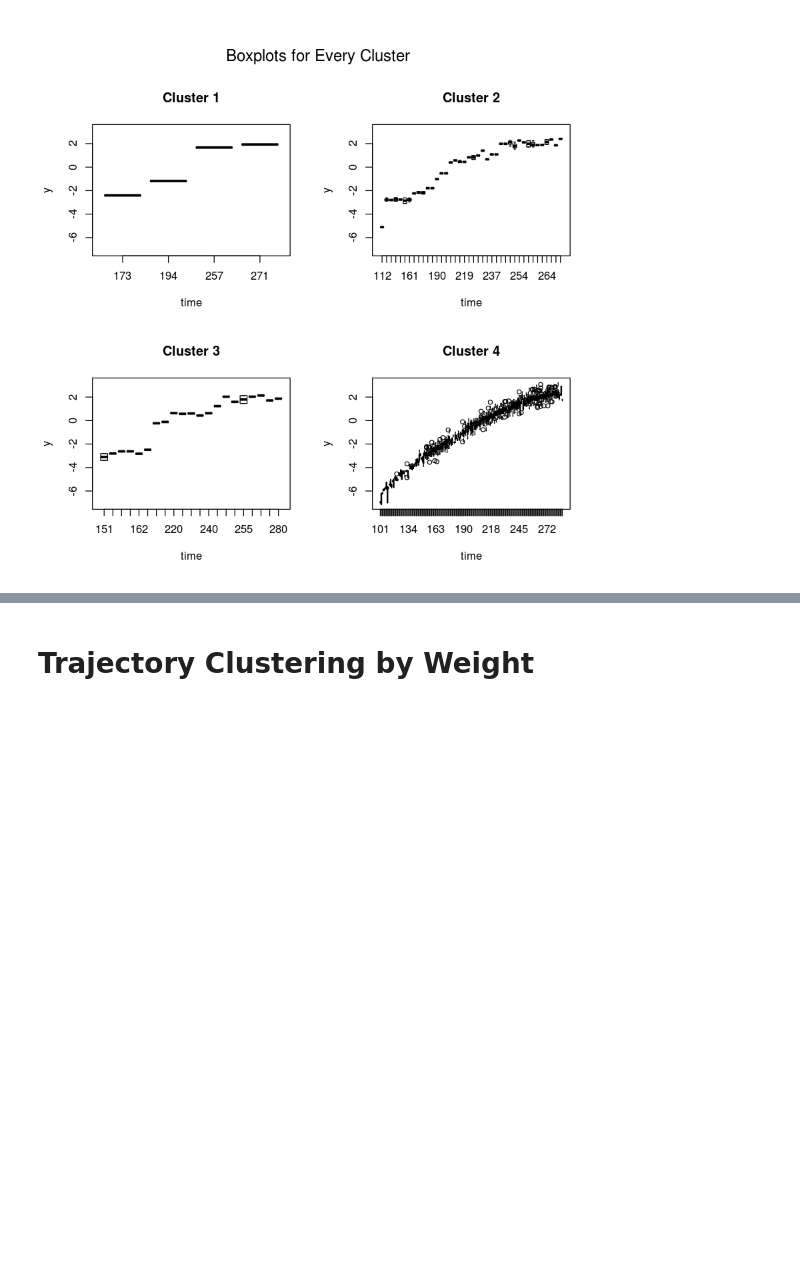
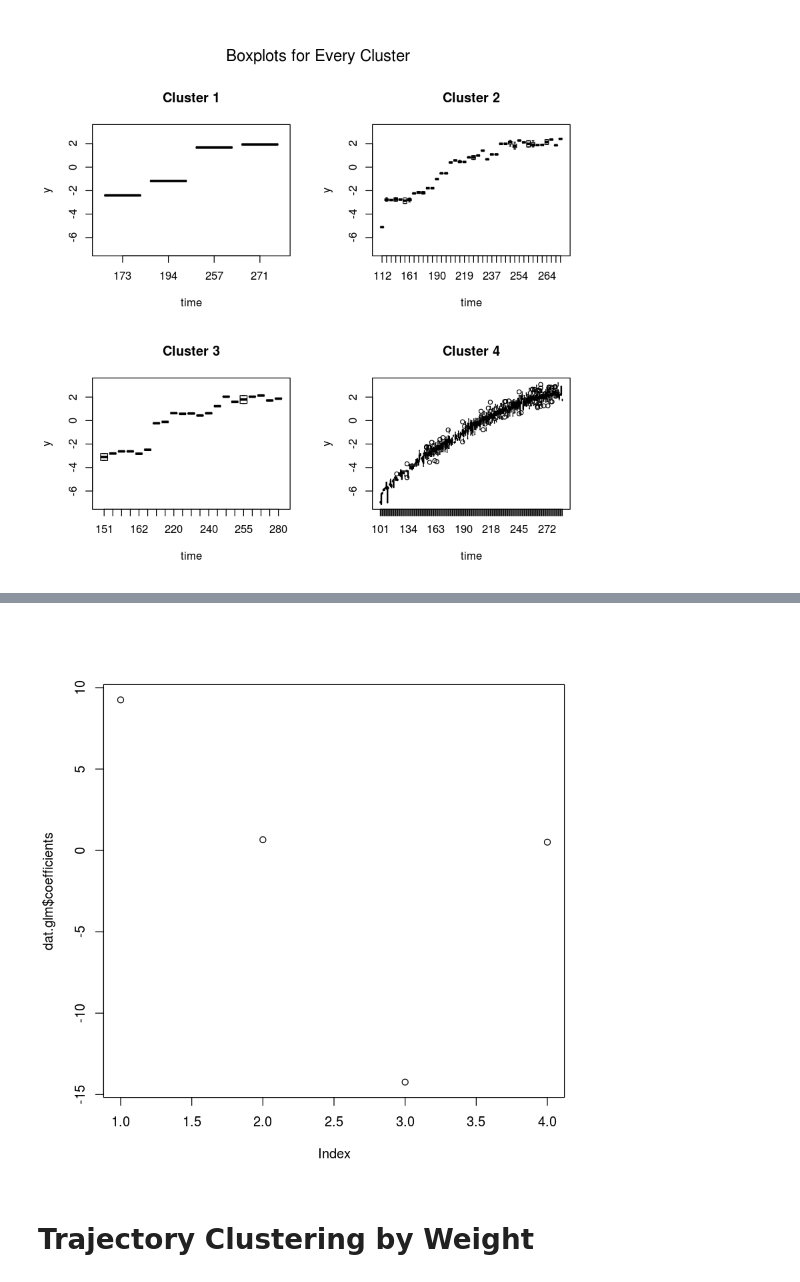
Before and after one commit to de-git/HBGDki-London, a Jupyter notebook: Ultrasound/notebooks/trajectory clustering.ipynb, the cells around one changed output, grey strips where cells are left out. Saved outputs shown, nothing was run; the diff lists cells and outputs as text; code cells hidden in the pictures; blank space fills up the shorter version.

Commit message:
CLUSTERING: regression on traj clust by weight !

```diff
--- a/Ultrasound/notebooks/trajectory clustering.ipynb
+++ b/Ultrasound/notebooks/trajectory clustering.ipynb
@@ -180,6 +185,0 @@ plotBoxplotTraj(s3.pc1)
-# %%
-dat.values.pc2 = dat.train %>%
-    select(SUBJID, measurementId, PC2) %>%
-    spread(measurementId, PC2) %>%
-#    filter(complete.cases(.)) %>%
-    as.matrix
@@ -204,3 +186,3 @@ s2.pc2 = step2factors(s1.pc2)
-# %%
-s3.pc2 = step3clusters(s2.pc2, 2)
-plotMedTraj(s3.pc2)
+# %%
+s3.pc1$clusters %>% head
+dat.clusters = dat %>% left_join(s3.pc1$clusters %>% rename(SUBJID=ID), by="SUBJID") %>% filter(cluster %in% c(2,4))
@@ -206,0 +197,3 @@ plotMedTraj(s3.pc2)
+# %%
+dat.glm = dat.clusters %>% glm(I(cluster==2)~SEX+STUDYID+GRAVIDA, data=., family="binomial")
+dat.glm %>% summary
@@ -207,3 +218,7 @@ plotMedTraj(s3.pc2)
+# %%
+plot(dat.glm$coefficients)
+# %% [output]
+[figure, added]
 # %% [markdown]
 # Trajectory Clustering by Weight
 # %%
```
Also changed, not shown: parts of 18 cells of this notebook.
